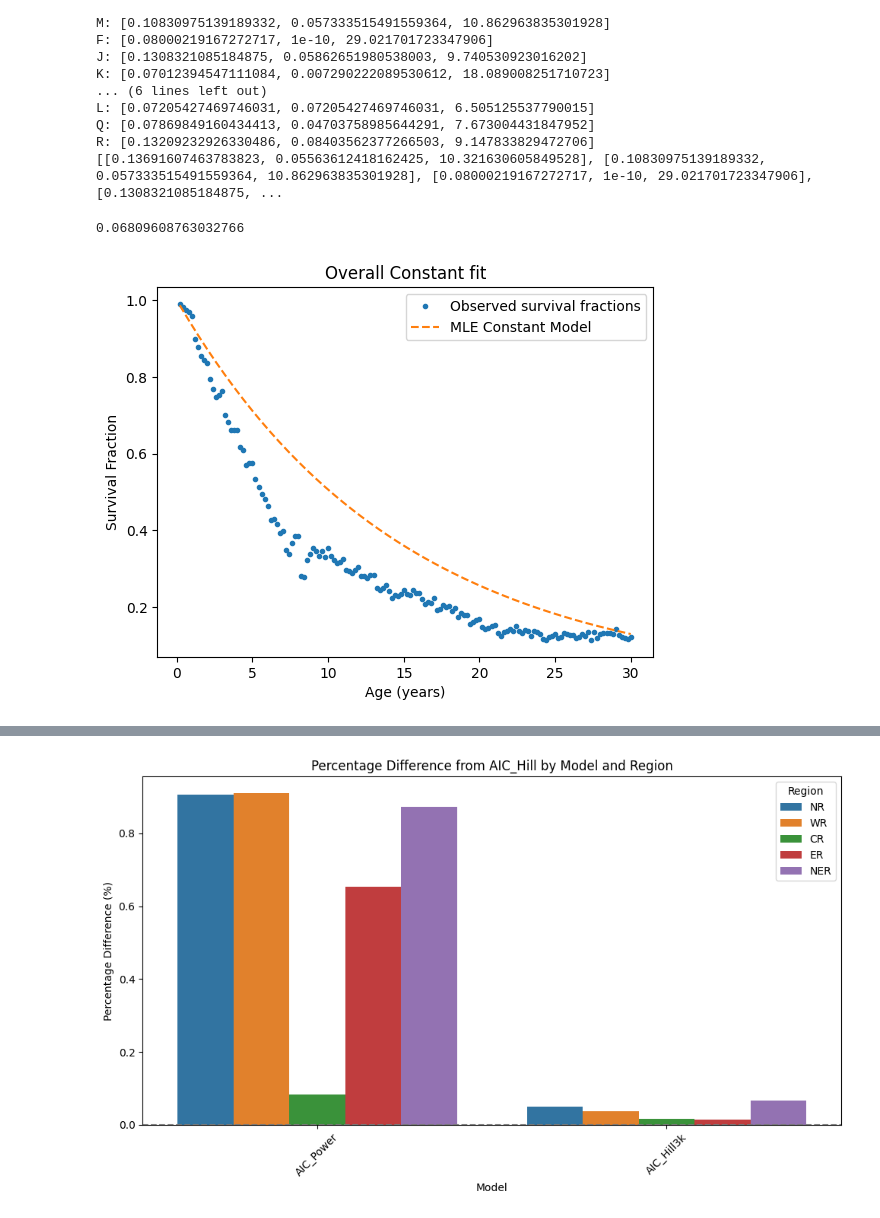
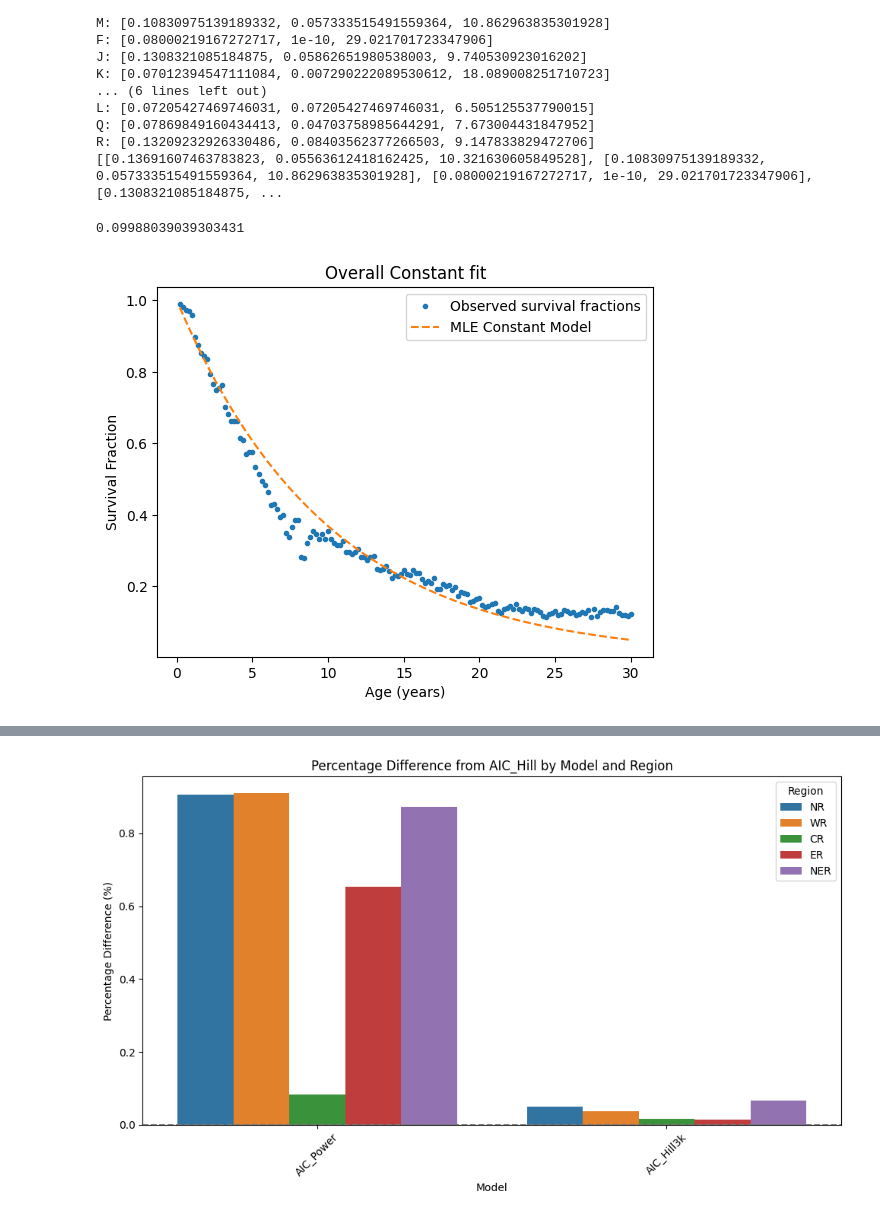
Before and after one commit to maxcyn/a-star, a Jupyter notebook: compare_model_fit.ipynb, the cells around one changed output, grey strips where cells are left out. Saved outputs shown, nothing was run; the diff lists cells and outputs as text; code cells hidden in the pictures.

Commit message:
fixed constant model

```diff
--- a/compare_model_fit.ipynb
+++ b/compare_model_fit.ipynb
@@ -304,14 +277,14 @@ for fil in sector_list:
     sector_ll_hill.append(neg_log_likelihood_hill([mu_ub, mu_lb, K, m], ages, survivors, totals))
     parameters.append([float(x) for x in result.x])
 
-    # plt.plot(ages, sf, 'o', markersize = 3, label='Observed survival fractions')
-    # plt.plot(ages, fitted_S, label='MLE Hill Model', linestyle='--')
-    # plt.title(f'MLE Hill fit for {fil}')
-    # plt.xlabel('Age (years)')
-    # plt.ylabel('Survival Fraction')
-    # plt.legend()
-    # plt.grid(True)
-    # plt.show()
+    plt.plot(ages, sf, 'o', markersize = 3, label='Observed survival fractions')
+    plt.plot(ages, fitted_S, label='MLE Hill Model', linestyle='--')
+    plt.title(f'MLE Hill fit for {fil}')
+    plt.xlabel('Age (years)')
+    plt.ylabel('Survival Fraction')
+    plt.legend()
+    plt.grid(True)
+    plt.show()
 print(parameters)
 # %% [output]
 G: [0.13771959172635478, 0.06036883390826407, 9.683527817633134, 37.16554776246212]
@@ -635,6 +610,7 @@ Q: [0.07869849160434413, 0.04703758985644291, 7.673004431847952]
 R: [0.13209232926330486, 0.08403562377266503, 9.147833829472706]
 [[0.13691607463783823, 0.05563612418162425, 10.321630605849528], [0.10830975139189332, 0.057333515491559364, 10.862963835301928], [0.08000219167272717, 1e-10, 29.021701723347906], [0.1308321085184875, ...
 # %%
+from scipy.optimize import minimize_scalar
 def constant_survival_function(ages, mu):
     return np.exp(-mu * ages)
 
@@ -650,27 +626,25 @@ def neg_log_likelihood_constant(mu, ages, survivors, totals):
     logL = np.sum(survivors * np.log(S_vals) + deaths * np.log(1 - S_vals))
     return -logL
 
-def fit_constant_model_mle(ages, survivors, totals, initial_guess=[0.01]):
-    bounds = [(1e-6, None)]
-    result = minimize(neg_log_likelihood_constant, initial_guess,
-                      args=(ages, survivors, totals),
-                      bounds=bounds)
+def fit_constant_model_mle(ages, survivors, totals):
+    bounds = (1e-6, 0.3)
+    result = minimize_scalar(neg_log_likelihood_constant, bounds=bounds, args=(ages, survivors, totals), method='bounded')
     return result
 # %%
 # Plot fit
 sf, ages = obtain_survival_fractions(df_analysis)
 totals, survivors = obtain_total_alive_count(df_analysis)
-mu_const = fit_constant_model_mle(ages, survivors, totals, [10]).x[0]
+mu_const = fit_constant_model_mle(ages, survivors, totals).x
 fitted_S = model_survival_curve_constant(ages, mu_const)
 print(mu_const)
 
 plt.plot(ages, sf, 'o', markersize = 3, label='Observed survival fractions')
 plt.plot(ages, model_survival_curve_constant(ages, mu_const), label='MLE Constant Model', linestyle='--')
 plt.title(f'Overall Constant fit')
 plt.xlabel('Age (years)')
 plt.ylabel('Survival Fraction')
 plt.legend()
 plt.show()
 # %% [output]
-0.06809608763032766
+0.09988039039303431
-[figure, old version]
+[figure, new version]
```
Also changed, not shown: parts of 14 cells of this notebook.
